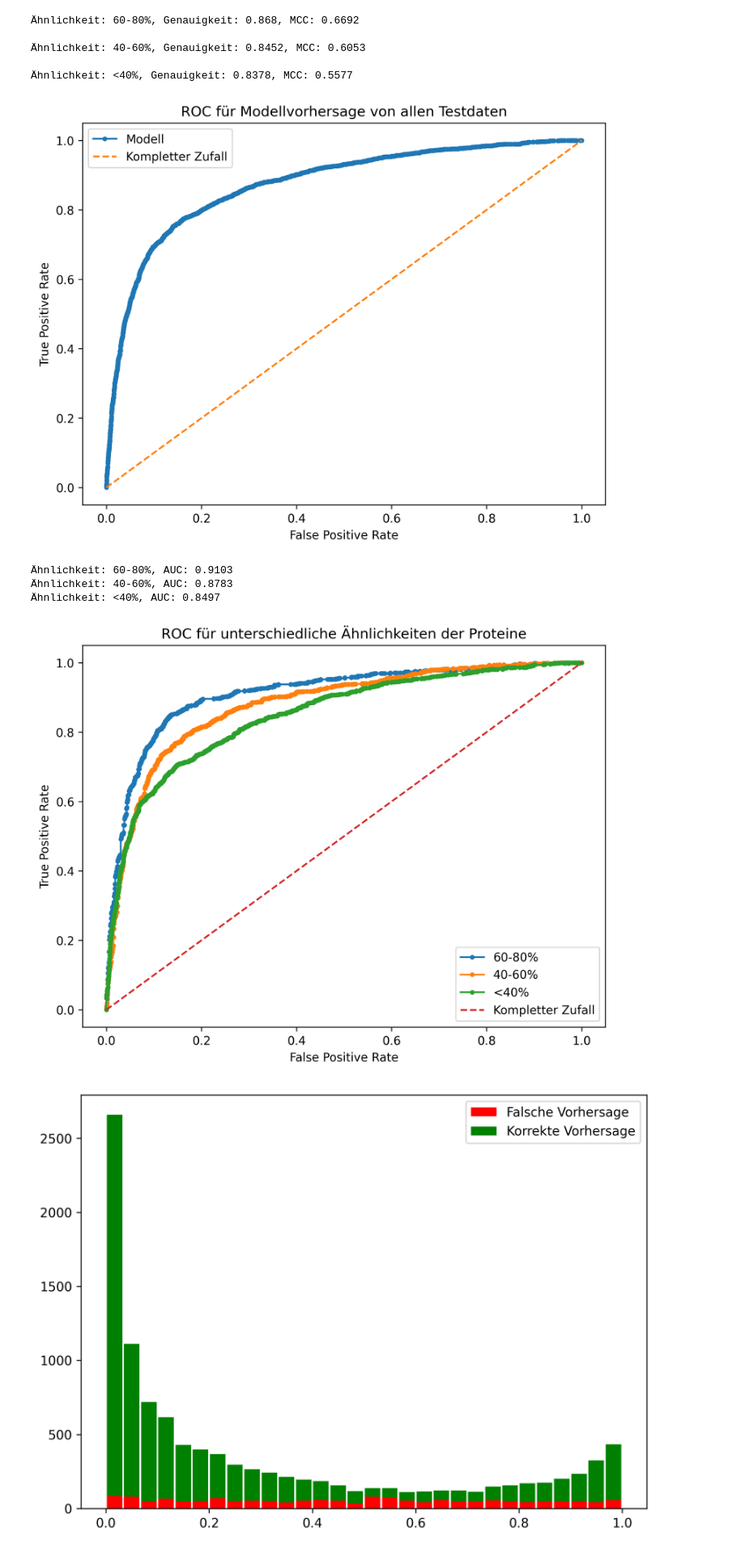
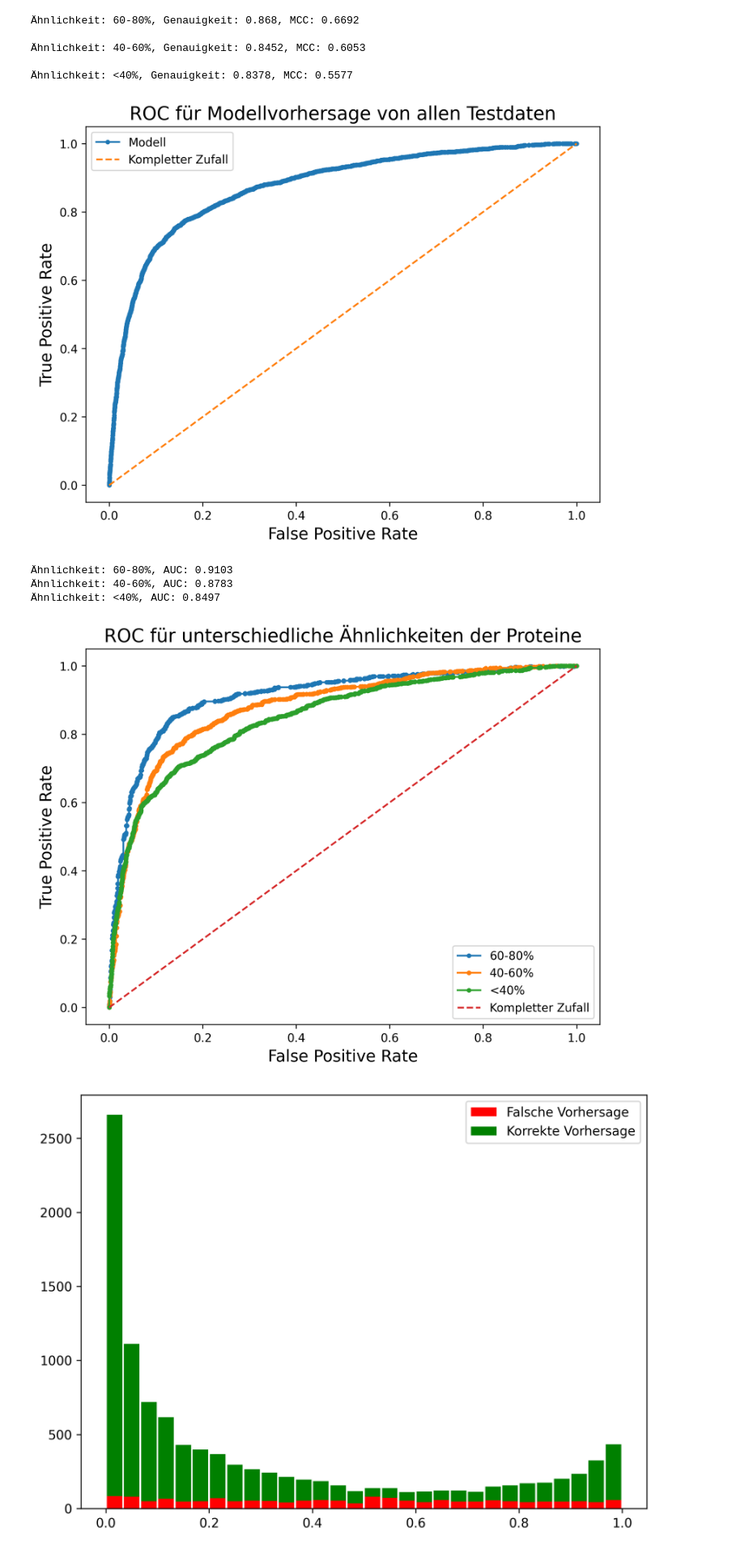
Before and after one commit to NicoN2310/Bachelorarbeit-Nico-Niebuhr, a Jupyter notebook: modell/hyperparameter_und_training/test.ipynb, the cells around one changed output. Shown at 81% size. Cells and saved outputs as stored; diff of their text form; code cells hidden in the pictures.

```diff
--- a/modell/hyperparameter_und_training/test.ipynb
+++ b/modell/hyperparameter_und_training/test.ipynb
@@ -103,40 +103,40 @@ fpr_z, tpr_z, _ = roc_curve(test_y, z)
 figure = plt.figure(figsize = (8,6),dpi = 300)
 plt.plot(fpr, tpr, marker='.', label = "Modell")
 plt.plot(fpr_z, tpr_z, linestyle='--', label = "Kompletter Zufall")
-plt.title("ROC für Modellvorhersage von allen Testdaten")
-plt.xlabel('False Positive Rate')
-plt.ylabel('True Positive Rate')
+plt.title("ROC für Modellvorhersage von allen Testdaten", fontsize = 16)
+plt.xlabel('False Positive Rate', fontsize = 14)
+plt.ylabel('True Positive Rate', fontsize = 14)
 plt.legend()
 plt.show()
 # %% [output]
-[figure, old version]
+[figure, new version]
 # %%
 df_test["prediction"] = y_test_pred
 seq_identity = ["60-80%", "40-60%", "<40%"]
 
 figure = plt.figure(figsize = (8,6),dpi = 300)
 
 for identity in seq_identity:
     y_true = np.array(df_test["outcome"].loc[df_test["Sequence identity"] == identity])
     y_pred = np.array(df_test["prediction"].loc[df_test["Sequence identity"] == identity])
     fpr, tpr, _ = roc_curve(y_true, y_pred)
     plt.plot(fpr, tpr, marker='.', label = identity)
     roc_auc = roc_auc_score(np.array(y_true), y_pred)
     print(f"Ähnlichkeit: {identity}, AUC: {np.round(roc_auc, 4)}")
 
 z = [0 for _ in range(len(test_y))]
 fpr_z, tpr_z, _ = roc_curve(test_y, z)
 plt.plot(fpr_z, tpr_z, linestyle='--', label = "Kompletter Zufall")
-plt.title("ROC für unterschiedliche Ähnlichkeiten der Proteine")
-plt.xlabel('False Positive Rate')
-plt.ylabel('True Positive Rate')
+plt.title("ROC für unterschiedliche Ähnlichkeiten der Proteine", fontsize = 16)
+plt.xlabel('False Positive Rate', fontsize = 14)
+plt.ylabel('True Positive Rate', fontsize = 14)
 plt.legend()
 plt.show()
 # %% [output]
 Ähnlichkeit: 60-80%, AUC: 0.9103
 Ähnlichkeit: 40-60%, AUC: 0.8783
 Ähnlichkeit: <40%, AUC: 0.8497
-[figure, old version]
+[figure, new version]
 # %%
 x = [
     y_test_pred[np.round(y_test_pred) != test_y],
```
Also changed, not shown: parts of 1 cell of this notebook, 1 other file.
